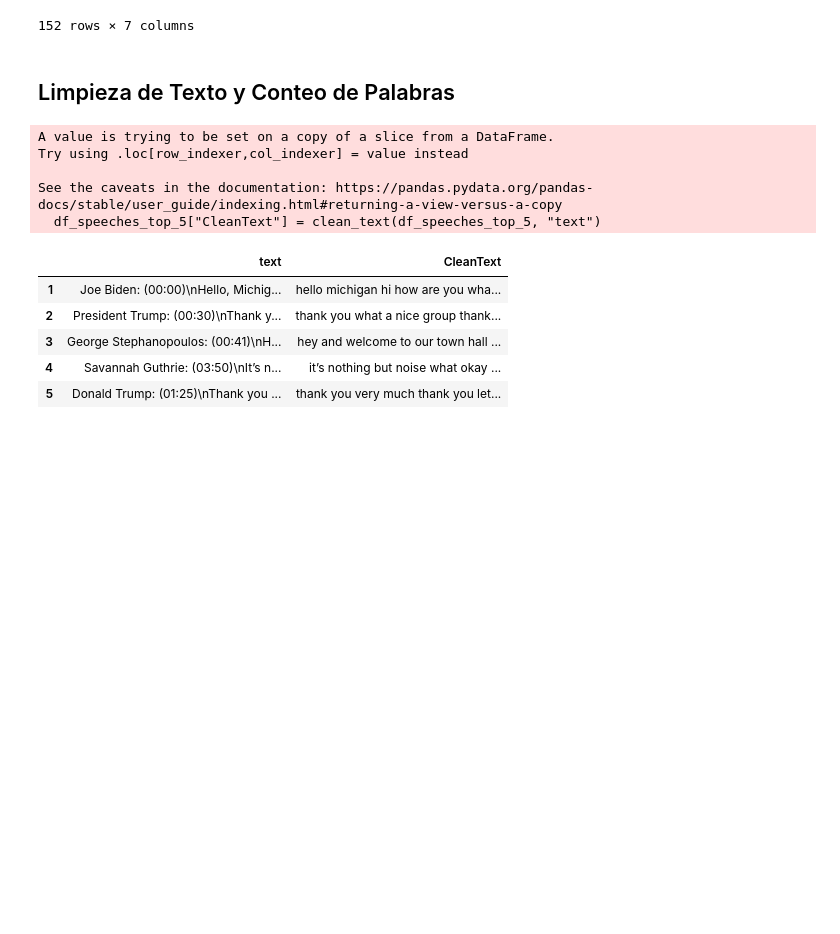
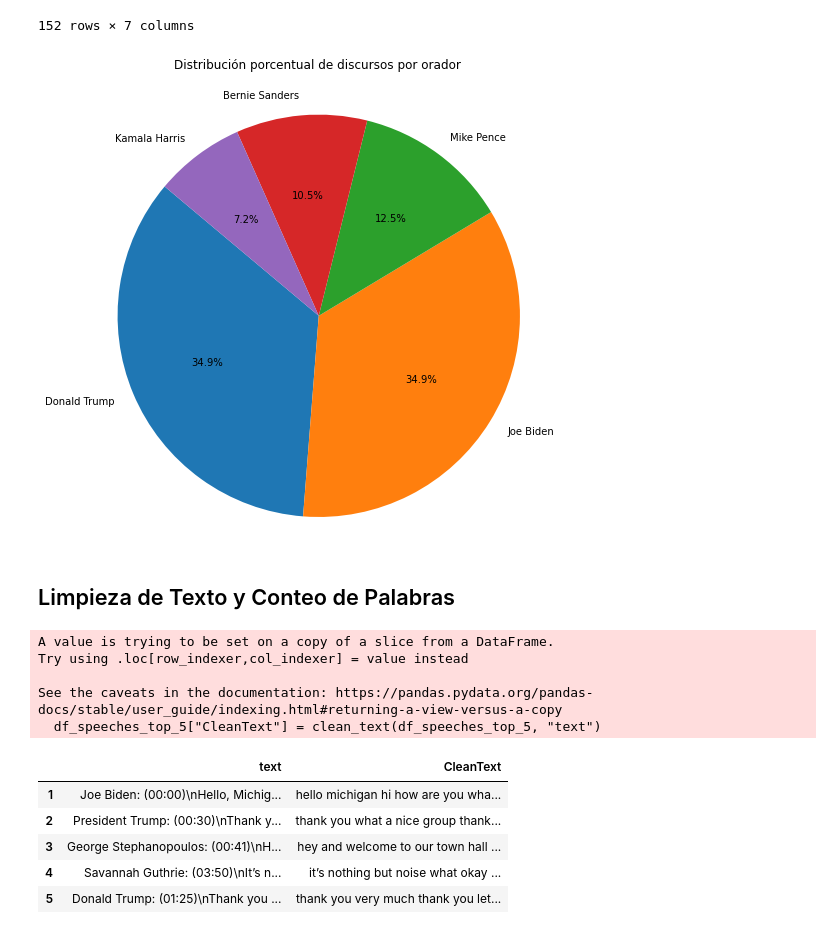
Before and after one commit to Jonathanrr98/intro-cd-tarea1, a Jupyter notebook: us2020_propuesta_estudiantes.ipynb, the cells around one changed output. Saved outputs shown, nothing was run; the diff lists cells and outputs as text; code cells hidden in the pictures; blank space fills up the shorter version.

Commit message:
Grafica de pastel de %de discursos modificados

```diff
--- a/us2020_propuesta_estudiantes.ipynb
+++ b/us2020_propuesta_estudiantes.ipynb
@@ -493,5 +485,16 @@ plt.show()
 # %%
 #Ubicar mejor temporalmente como se pasaron cada uno
+# Asegurar que la columna de fecha esté en formato datetime
+df_speeches_top_5['date'] = pd.to_datetime(df_speeches_top_5['date'])
+
+# Crear una columna de semana (podés ajustar a 'month' si preferís)
+df_speeches_top_5['week'] = df_speeches_top_5['date'].dt.to_period('W').dt.start_time
+
+# Agrupar por semana y candidato
+weekly_grouped = df_speeches_top_5.groupby(['week', 'speaker']).size().reset_index(name='speech_count')
+
+import matplotlib.pyplot as plt
+import seaborn as sns
 
 # Crear una figura con 5 subgráficas (una para cada candidato)
 fig, axes = plt.subplots(5, 1, figsize=(14, 18), sharex=True)
@@ -518,6 +521,5 @@ for i, candidate in enumerate(candidates):
 # Ajustar diseño
 plt.xticks(rotation=45)
 plt.tight_layout()
-
 plt.show()
 # %% [output]
@@ -599,6 +611,36 @@ Name: count, dtype: int64
 | 150 | Bernie Sanders | Bernie Sanders New Hampshire Town... | Bernie Sanders: (00:00)\r\nThank ... | Feb 10, 2020 | New Hampshire | Town Hall | False |
 | 151 | Bernie Sanders | Bernie Sanders Speech Transcript:... | Bernie Sanders: (00:00)\r\nJust w... | Feb 6, 2020 | Iowa | Campaign Speech | False |
 152 rows × 7 columns
+# %%
+# Obtener los dos primeros oradores
+top_2_speakers = df_speeches_top_5['speaker'].value_counts().head(2)
+min_count = top_2_speakers.iloc[1]  # Cantidad del segundo orador
+
+# Filtrar solo esos dos oradores
+df_top2 = df_speeches_top_5[df_speeches_top_5['speaker'].isin(top_2_speakers.index)]
+
+# Recortar ambos a la misma cantidad de discursos
+df_top2_equal = df_top2.groupby('speaker').apply(lambda x: x.sample(n=min_count, random_state=42)).reset_index(drop=True)
+
+# Agregar el resto de oradores sin modificar
+df_rest = df_speeches_top_5[~df_speeches_top_5['speaker'].isin(top_2_speakers.index)]
+
+# Concatenar ambos datasets
+df_equal_top2_full = pd.concat([df_top2_equal, df_rest], ignore_index=True)
+
+import matplotlib.pyplot as plt
+
+# Contar discursos por orador
+speaker_counts = df_equal_top2_full['speaker'].value_counts()
+
+# Gráfico de pastel
+plt.figure(figsize=(8, 8))
+plt.pie(speaker_counts, labels=speaker_counts.index, autopct='%1.1f%%', startangle=140)
+plt.title('Distribución porcentual de discursos por orador', pad=30)
+plt.axis('equal')
+plt.show()
+# %% [output]
+[figure, added]
 # %% [markdown]
 ## Limpieza de Texto y Conteo de Palabras
 # %%
```
Also changed, not shown: parts of 8 cells of this notebook.
